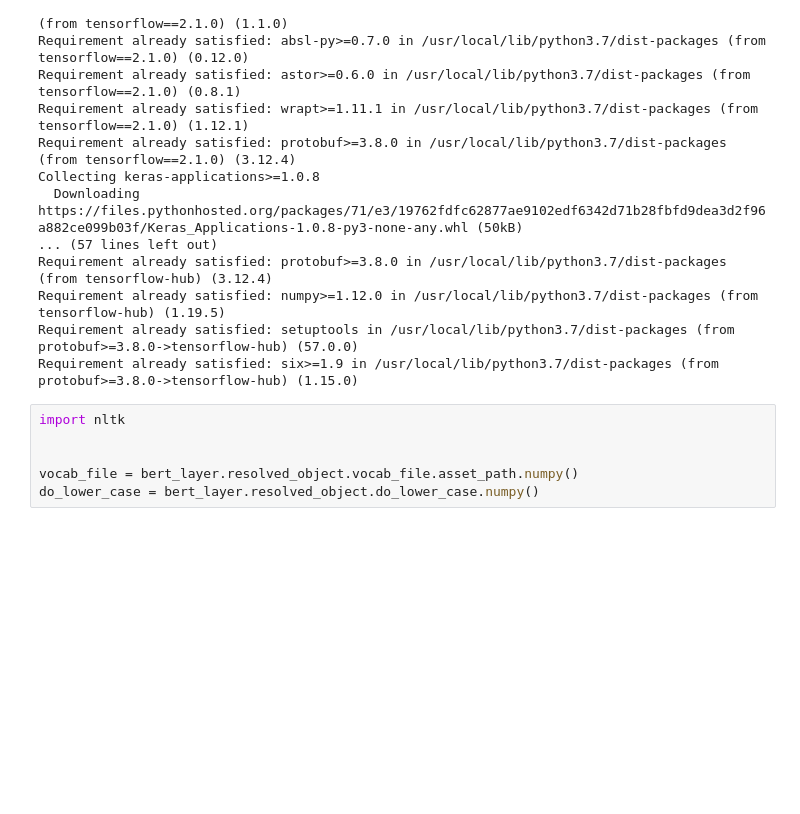
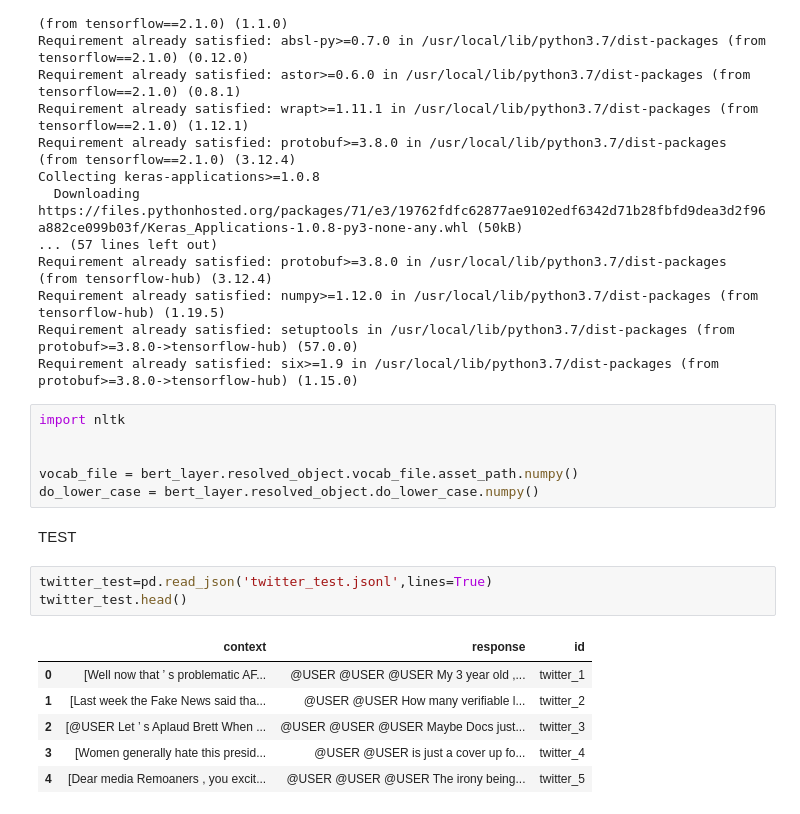
Before and after one commit to Suryansh1089/GroupProject, a Jupyter notebook: SarcasmDetectionBaseline.ipynb, the cells around one changed output. Cells and saved outputs as stored; diff of their text form; blank space fills up the shorter version.

```diff
--- a/SarcasmDetectionBaseline.ipynb
+++ b/SarcasmDetectionBaseline.ipynb
@@ -143,3 +143,15 @@ import nltk
 
 vocab_file = bert_layer.resolved_object.vocab_file.asset_path.numpy()
 do_lower_case = bert_layer.resolved_object.do_lower_case.numpy()
+# %% [markdown]
+TEST
+# %%
+twitter_test=pd.read_json('twitter_test.jsonl',lines=True)
+twitter_test.head()
+# %% [output]
+|  | context | response | id |
+| 0 | [Well now that ’ s problematic AF... | @USER @USER @USER My 3 year old ,... | twitter_1 |
+| 1 | [Last week the Fake News said tha... | @USER @USER How many verifiable l... | twitter_2 |
+| 2 | [@USER Let ’ s Aplaud Brett When ... | @USER @USER @USER Maybe Docs just... | twitter_3 |
+| 3 | [Women generally hate this presid... | @USER @USER is just a cover up fo... | twitter_4 |
+| 4 | [Dear media Remoaners , you excit... | @USER @USER @USER The irony being... | twitter_5 |
```
Also changed, not shown: parts of 3 cells of this notebook.
